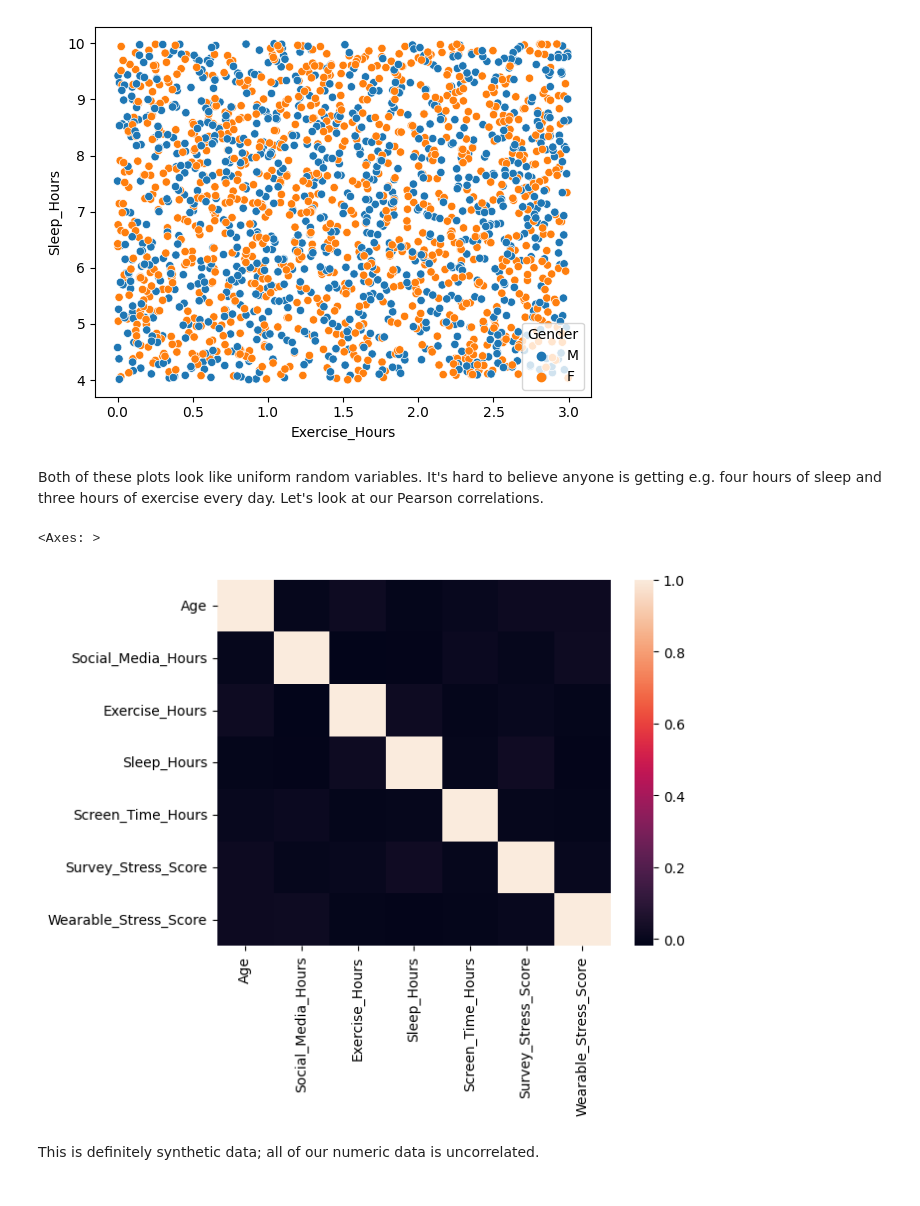
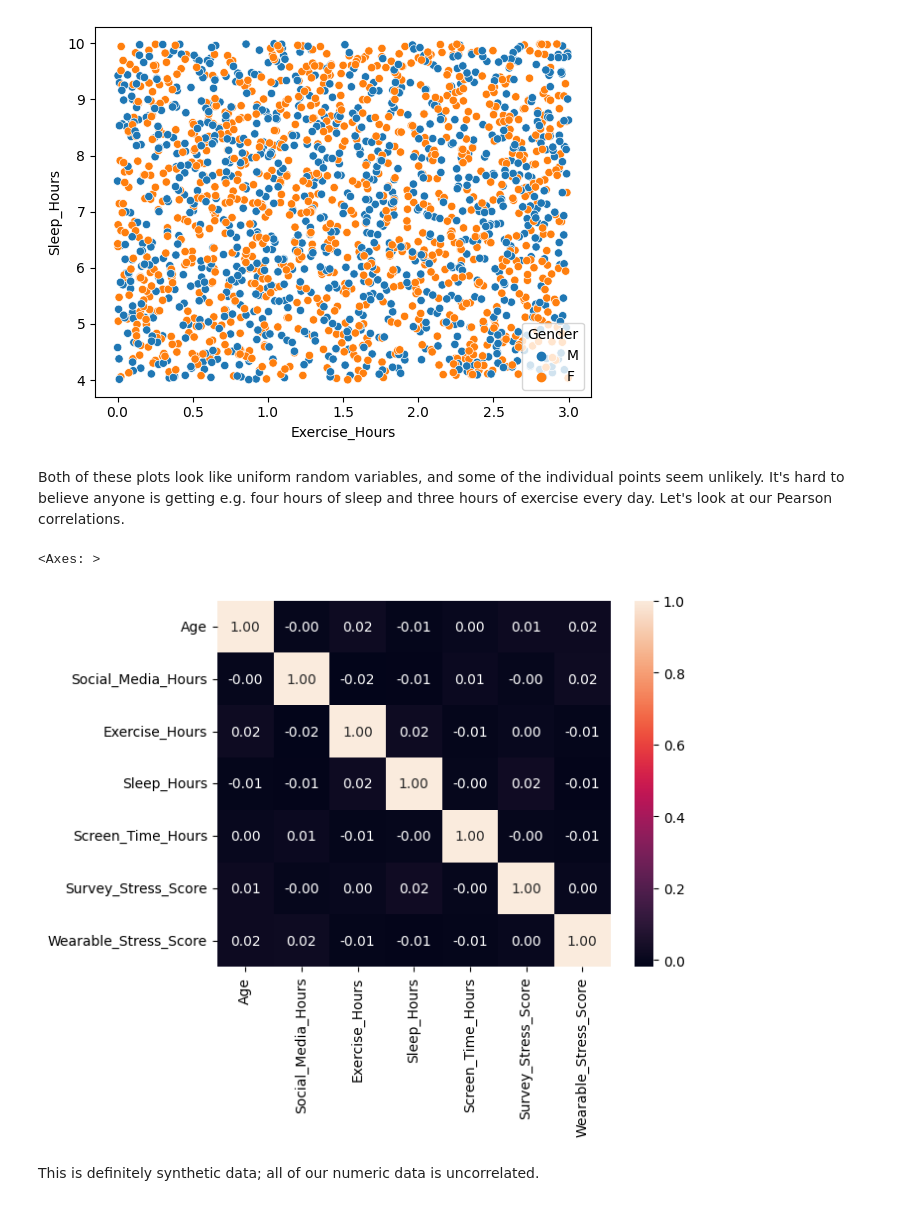
Before and after one commit to mikedelong/kaggle-workbooks, a Jupyter notebook: notebook920ce58092.ipynb, the cells around one changed output. Cells and saved outputs as stored; diff of their text form; code cells hidden in the pictures.

```diff
--- a/notebook920ce58092.ipynb
+++ b/notebook920ce58092.ipynb
@@ -59,11 +63,11 @@ scatterplot(data=df.sample(n=2000, random_state=2025), x='Exercise_Hours', y='Sl
 <Axes: xlabel='Exercise_Hours', ylabel='Sleep_Hours'>
 [figure]
 # %% [markdown]
-Both of these plots look like uniform random variables. It's hard to believe anyone is getting e.g. four hours of sleep and three hours of exercise every day. Let's look at our Pearson correlations.
+Both of these plots look like uniform random variables, and some of the individual points seem unlikely. It's hard to believe anyone is getting e.g. four hours of sleep and three hours of exercise every day. Let's look at our Pearson correlations.
 # %%
-heatmap(data=df.corr(numeric_only=True))
+heatmap(data=df.corr(numeric_only=True), annot=True, fmt='0.2f')
 # %% [output]
 <Axes: >
-[figure, old version]
+[figure, new version]
 # %% [markdown]
 This is definitely synthetic data; all of our numeric data is uncorrelated.
```
Also changed, not shown: parts of 2 cells of this notebook.
